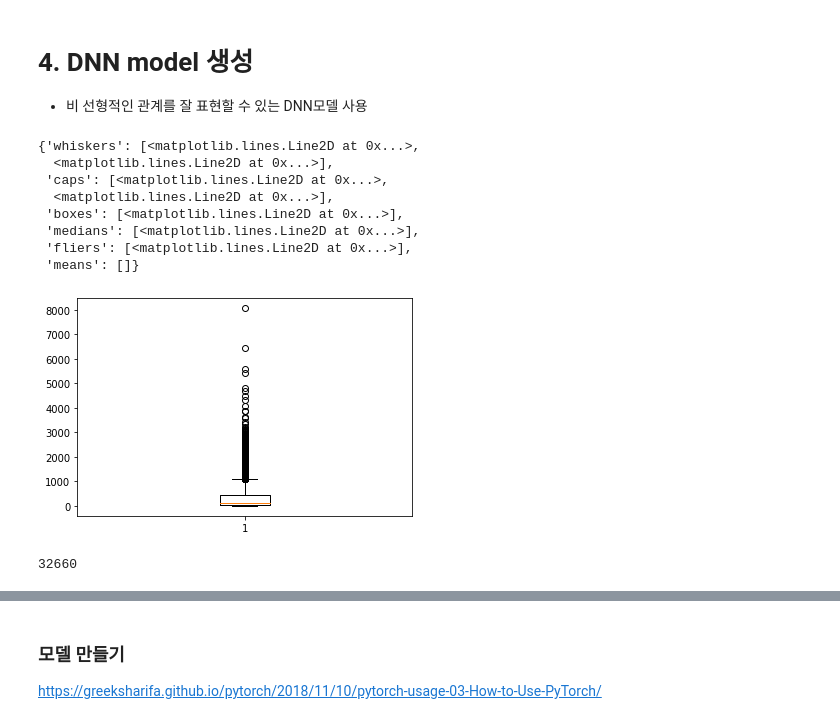
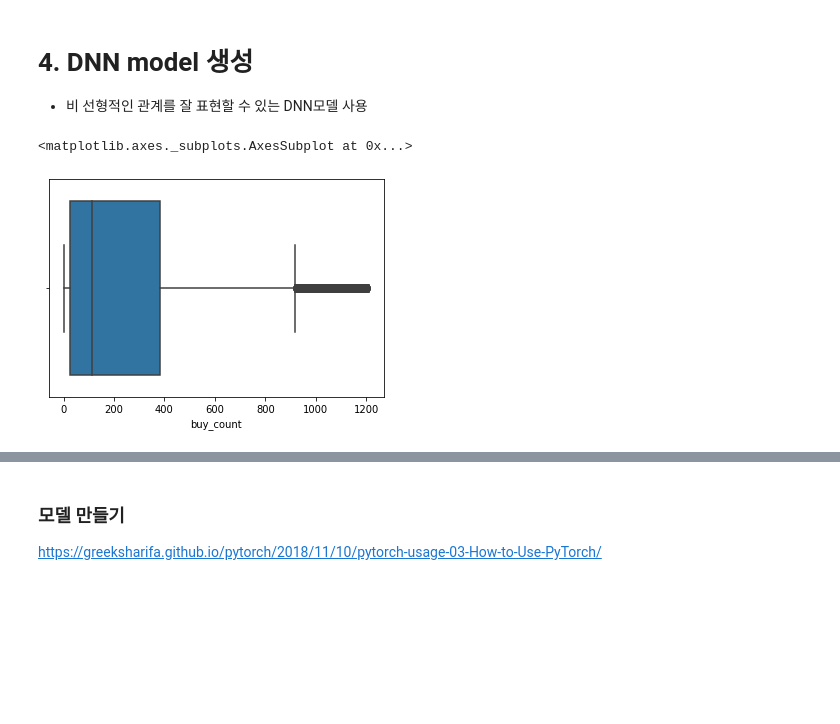
Before and after one commit to dlwlgus53/Tcommerce, a Jupyter notebook: 4.1 Model.ipynb, the cells around one changed output, grey strips where cells are left out. Drawn from its saved outputs; the diff is of its cells as text; code cells hidden in the pictures; blank space fills up the shorter version.

```diff
--- a/4.1 Model.ipynb
+++ b/4.1 Model.ipynb
@@ -9,18 +9,9 @@ import seaborn as sns
 # %%
 #data_noname = pd.read_csv('data/train_set/3.data_normalize2_noname.csv')
 #data = pd.read_csv('data/train_set/3.data_normalize_merged.csv')
 # data = pd.read_csv('temp2_imputation_after.csv', index_col = 0)
 data = pd.read_csv('data/train_set/3.data_normalize2.csv')
-data.loc[1]
-len(data)
-plt.boxplot(data['buy_count'].dropna())
+sns.boxplot(data['buy_count'])
 # %% [output]
-{'whiskers': [<matplotlib.lines.Line2D at 0x...>,
-  <matplotlib.lines.Line2D at 0x...>],
- 'caps': [<matplotlib.lines.Line2D at 0x...>,
-  <matplotlib.lines.Line2D at 0x...>],
- 'boxes': [<matplotlib.lines.Line2D at 0x...>],
- 'medians': [<matplotlib.lines.Line2D at 0x...>],
- 'fliers': [<matplotlib.lines.Line2D at 0x...>],
- 'means': []}
+<matplotlib.axes._subplots.AxesSubplot at 0x...>
-[figure, old version]
+[figure, new version]
@@ -32,4 +17,0 @@ data = data.drop(index = outlier).reset_index(drop = True)
-# %%
-len(data)
-# %% [output]
-32660
```
Also changed, not shown: parts of 12 cells of this notebook, 5 other files.
